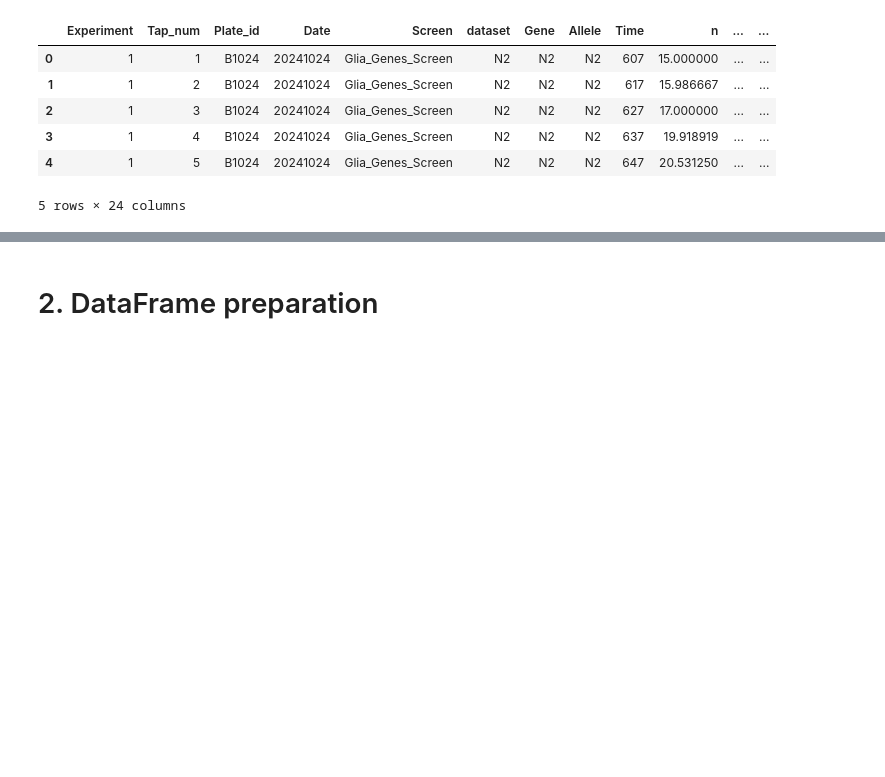
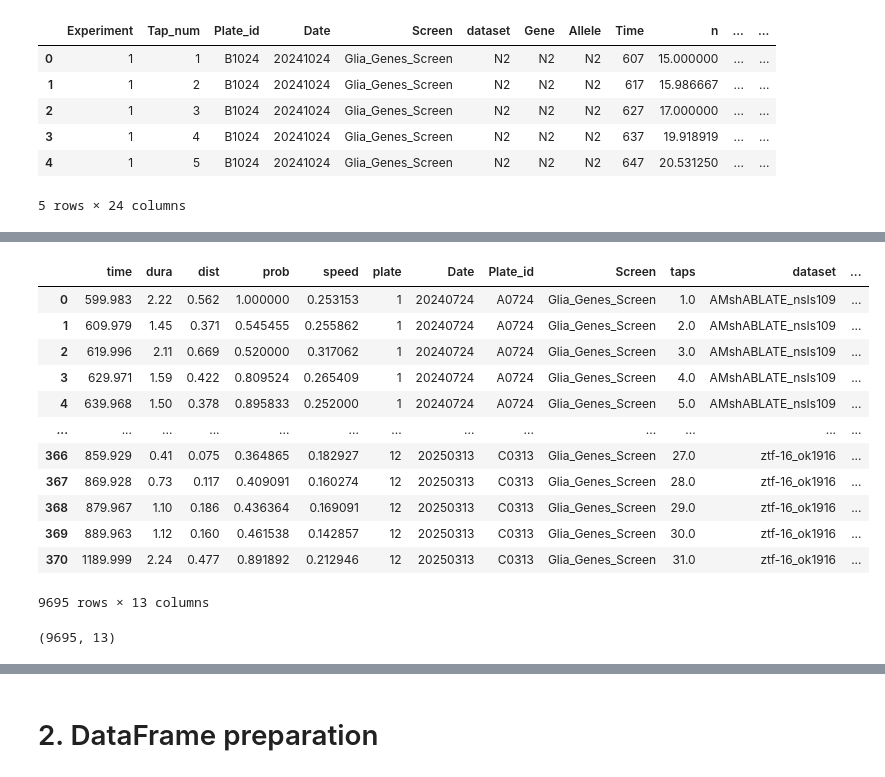
Before and after one commit to JosephLiangUBC/MWT_Dashboard, a Jupyter notebook: Step4_data_processing_for_db.ipynb, the cells around one changed output, grey strips where cells are left out. Saved outputs shown, nothing was run; the diff lists cells and outputs as text; code cells hidden in the pictures; blank space fills up the shorter version.

```diff
--- a/Step4_data_processing_for_db.ipynb
+++ b/Step4_data_processing_for_db.ipynb
@@ -111,0 +203,21 @@ Shape of the tap .csv file: (9842, 24)
+# %%
+tap_output
+# %% [output]
+|  | time | dura | dist | prob | speed | plate | Date | Plate_id | Screen | taps | dataset | ... |
+| 0 | 599.983 | 2.22 | 0.562 | 1.000000 | 0.253153 | 1 | 20240724 | A0724 | Glia_Genes_Screen | 1.0 | AMshABLATE_nsIs109 | ... |
+| 1 | 609.979 | 1.45 | 0.371 | 0.545455 | 0.255862 | 1 | 20240724 | A0724 | Glia_Genes_Screen | 2.0 | AMshABLATE_nsIs109 | ... |
+| 2 | 619.996 | 2.11 | 0.669 | 0.520000 | 0.317062 | 1 | 20240724 | A0724 | Glia_Genes_Screen | 3.0 | AMshABLATE_nsIs109 | ... |
+| 3 | 629.971 | 1.59 | 0.422 | 0.809524 | 0.265409 | 1 | 20240724 | A0724 | Glia_Genes_Screen | 4.0 | AMshABLATE_nsIs109 | ... |
+| 4 | 639.968 | 1.50 | 0.378 | 0.895833 | 0.252000 | 1 | 20240724 | A0724 | Glia_Genes_Screen | 5.0 | AMshABLATE_nsIs109 | ... |
+| ... | ... | ... | ... | ... | ... | ... | ... | ... | ... | ... | ... | ... |
+| 366 | 859.929 | 0.41 | 0.075 | 0.364865 | 0.182927 | 12 | 20250313 | C0313 | Glia_Genes_Screen | 27.0 | ztf-16_ok1916 | ... |
+| 367 | 869.928 | 0.73 | 0.117 | 0.409091 | 0.160274 | 12 | 20250313 | C0313 | Glia_Genes_Screen | 28.0 | ztf-16_ok1916 | ... |
+| 368 | 879.967 | 1.10 | 0.186 | 0.436364 | 0.169091 | 12 | 20250313 | C0313 | Glia_Genes_Screen | 29.0 | ztf-16_ok1916 | ... |
+| 369 | 889.963 | 1.12 | 0.160 | 0.461538 | 0.142857 | 12 | 20250313 | C0313 | Glia_Genes_Screen | 30.0 | ztf-16_ok1916 | ... |
+| 370 | 1189.999 | 2.24 | 0.477 | 0.891892 | 0.212946 | 12 | 20250313 | C0313 | Glia_Genes_Screen | 31.0 | ztf-16_ok1916 | ... |
+9695 rows × 13 columns
+# %%
+y = tap_output.copy()
+y.shape
+# %% [output]
+(9695, 13)
```
Also changed, not shown: parts of 14 cells of this notebook.
